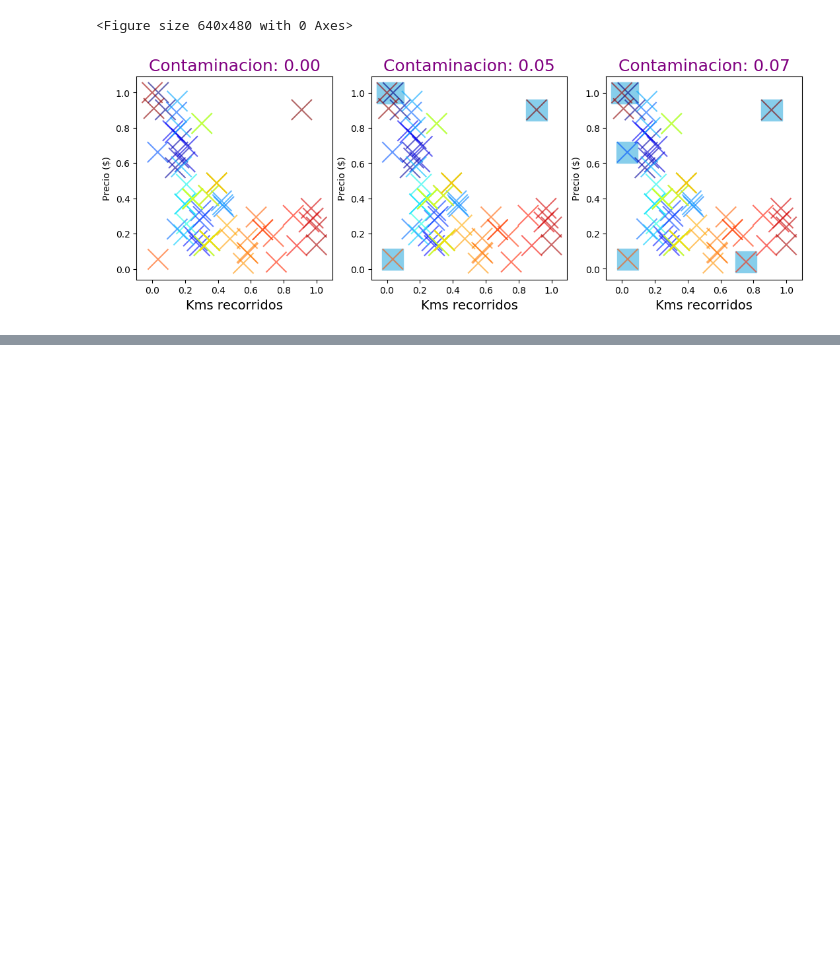
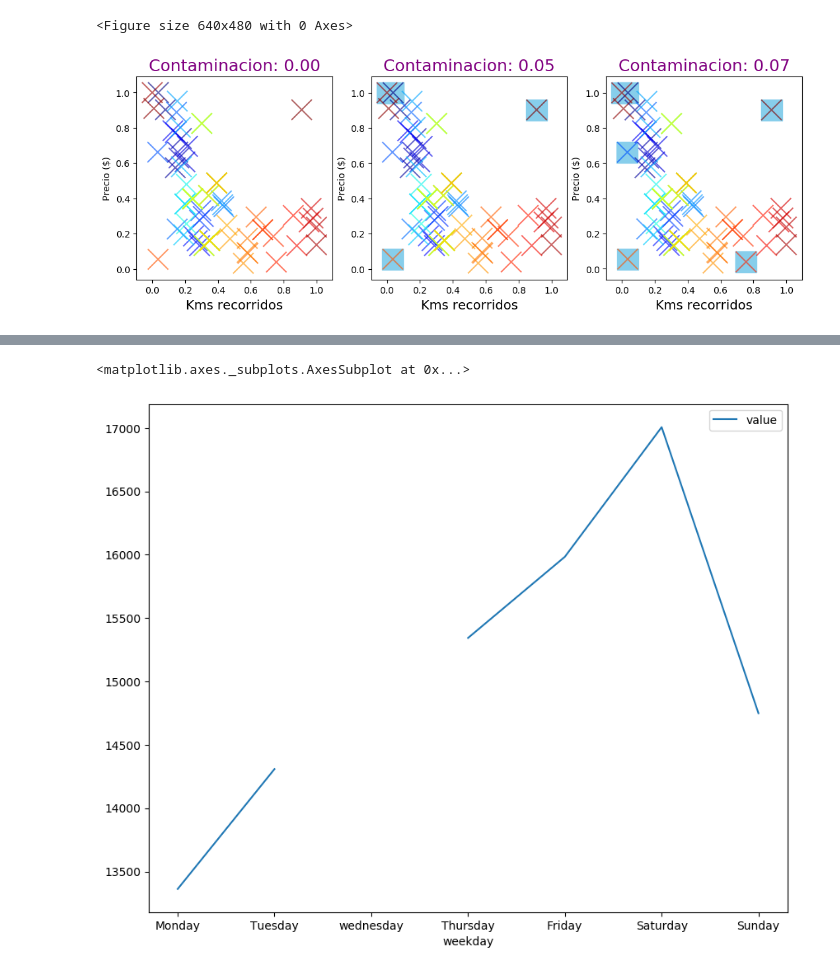
Before and after one commit to llukitas/Machine_Learning_Tutorial, a Jupyter notebook: 2_Aprendizaje_Supervisado/03_Deteccion_outliers/IsolationForest.ipynb, the cells around one changed output, grey strips where cells are left out. Cells and saved outputs as stored; diff of their text form; code cells hidden in the pictures; blank space fills up the shorter version.

```diff
--- a/2_Aprendizaje_Supervisado/03_Deteccion_outliers/IsolationForest.ipynb
+++ b/2_Aprendizaje_Supervisado/03_Deteccion_outliers/IsolationForest.ipynb
@@ -54,0 +115,5 @@ plt.show()
+# %%
+df[['value','weekday']].groupby('weekday').mean().plot()
+# %% [output]
+<matplotlib.axes._subplots.AxesSubplot at 0x...>
+[figure, added]
```
Also changed, not shown: parts of 26 cells of this notebook.
